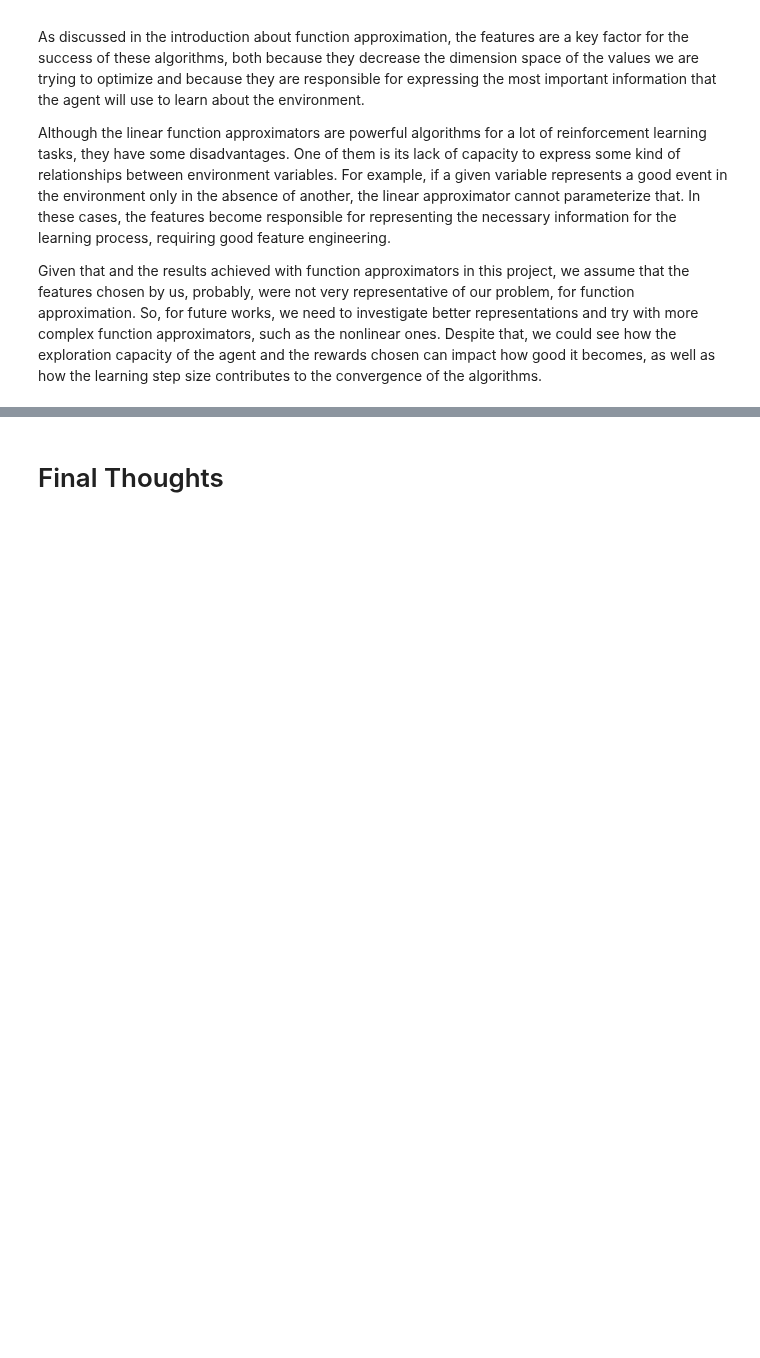
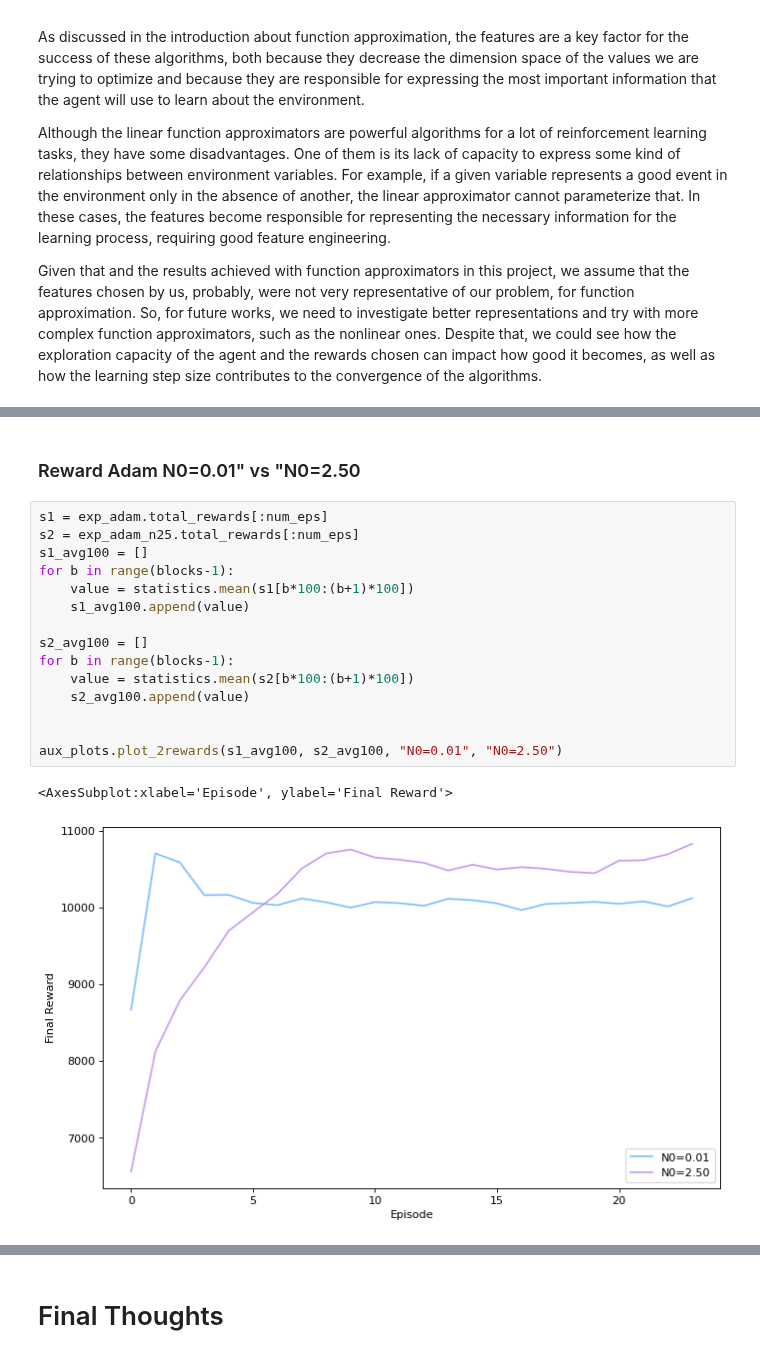
Before and after one commit to DionisiusMayr/FreewayGame, a Jupyter notebook: freeway/freeway.ipynb, the cells around one changed output, grey strips where cells are left out. Cells and saved outputs as stored; diff of their text form; blank space fills up the shorter version.

```diff
--- a/freeway/freeway.ipynb
+++ b/freeway/freeway.ipynb
@@ -1286,0 +1332,20 @@ Given that and the results achieved with function approximators in this project,
+# %% [markdown]
+### Reward Adam N0=0.01" vs "N0=2.50
+# %%
+s1 = exp_adam.total_rewards[:num_eps]
+s2 = exp_adam_n25.total_rewards[:num_eps]
+s1_avg100 = []
+for b in range(blocks-1):
+    value = statistics.mean(s1[b*100:(b+1)*100])
+    s1_avg100.append(value)
+
+s2_avg100 = []
+for b in range(blocks-1):
+    value = statistics.mean(s2[b*100:(b+1)*100])
+    s2_avg100.append(value)
+
+
+aux_plots.plot_2rewards(s1_avg100, s2_avg100, "N0=0.01", "N0=2.50")
+# %% [output]
+<AxesSubplot:xlabel='Episode', ylabel='Final Reward'>
+[figure, added]
```
Also changed, not shown: parts of 46 cells of this notebook, 8 other files.
